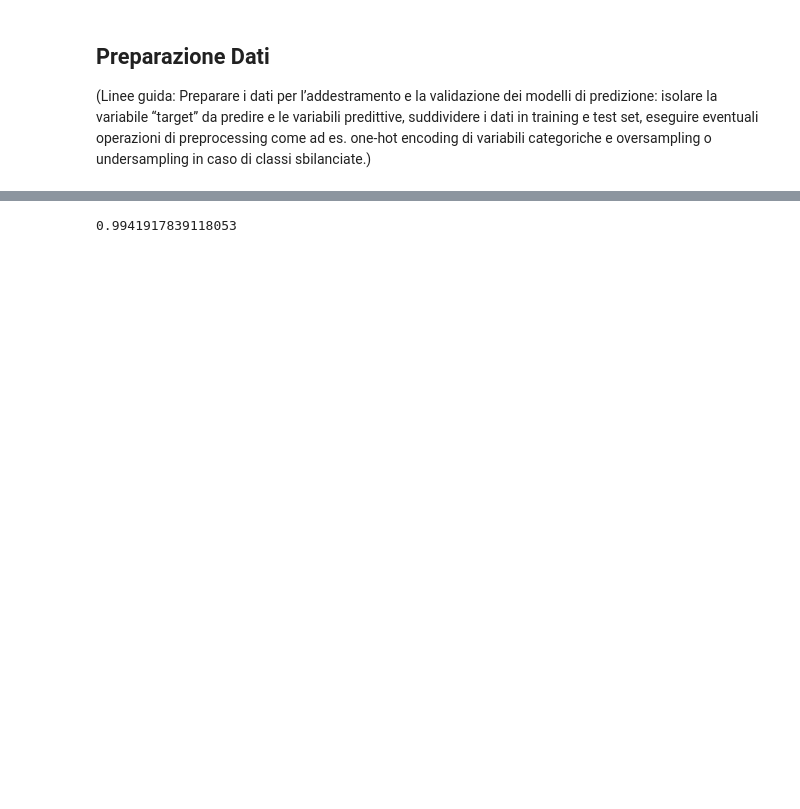
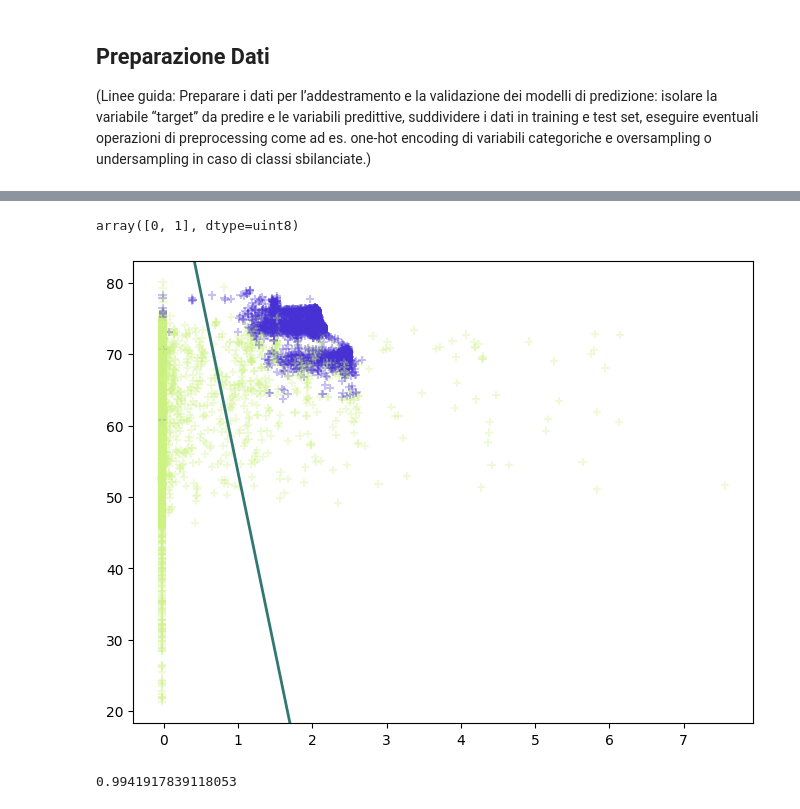
Before and after one commit to AlessandroSciarrillo/DIA-project, a Jupyter notebook: test_metro3.ipynb, the cells around one changed output, grey strips where cells are left out. Saved outputs shown, nothing was run; the diff lists cells and outputs as text; code cells hidden in the pictures; blank space fills up the shorter version.

```diff
--- a/test_metro3.ipynb
+++ b/test_metro3.ipynb
@@ -258,13 +260,13 @@ for col in high_corr_digital:
     x_labels = ['0', '1']
 
     x = np.arange(len(x_labels))
-    ax.bar(x + width/2, np.bincount(dataset["anomaly"]), width, label='Anomaly', color=['#4831D4'])
-    ax.bar(x - width/2, np.bincount(dataset[col]), width, label='col', color=['#CCF381'])
+    ax.bar(x + width/2, np.bincount(df["Anomaly"][df[col] == 0]), width, color=['#4831D4'])
+    ax.bar(x - width/2, np.bincount(df["Anomaly"][df[col] == 1]), width, color=['#CCF381'])
 
     ax.set_xticks(x)
     ax.set_xticklabels(x_labels)
 
-    colors = { 'Anomaly':'#4831D4', col:'#CCF381' }
+    colors = { 'Anomaly':'#4831D4', 'Not Anomaly':'#CCF381' }
     labels = list(colors.keys())
     handles = [plt.Rectangle((0,0),1,1, color=colors[label]) for label in labels]
     plt.legend(handles, labels)
@@ -395,6 +441,40 @@ print(classification_report(y_val, prediction))
     accuracy                           0.99     70934
    macro avg       0.96      0.99      0.97     70934
 weighted avg       0.99      0.99      0.99     70934
+# %%
+from sklearn.linear_model import Perceptron
+model = Perceptron(random_state=42)
+model.fit(X_train.loc[:, ["DV_pressure","Oil_temperature"]], y_train)
+model.score(X_val.loc[:, ["DV_pressure","Oil_temperature"]], y_val)
+model.classes_
+# %% [output]
+array([0, 1], dtype=uint8)
+# %%
+diagnosis_color_map = {0:'#CCF381', 1:'#4831D4'}
+
+
+def separator_2d(model, x1):
+    # ricaviamo w e b dal modello
+    w = model.coef_[0]
+    b = model.intercept_[0]
+    # riportiamo in NumPy la formula sopra
+    return -x1 * w[0] / w[1] - b / w[1]
+
+def plot_separator_on_data(X, y, model=None):
+    X = np.array(X)
+    colors = pd.Series(y).map(diagnosis_color_map)
+    plt.figure(figsize=(8, 6))
+    plt.scatter(X[:, 0], X[:, 1], c=colors, alpha=0.3, marker="+", s=35)
+    if model is not None:
+        xlim, ylim = plt.xlim(), plt.ylim()
+        sep_x = np.linspace(*xlim, 2)
+        sep_y = separator_2d(model, sep_x)
+        plt.plot(sep_x, sep_y, c="#317773", linewidth=2)
+        plt.xlim(xlim); plt.ylim(ylim)
+
+plot_separator_on_data(X_val.loc[:, ["DV_pressure","Oil_temperature"]], y_val, model)
+# %% [output]
+[figure, added]
 # %%
 from sklearn.linear_model import LogisticRegression
 model = LogisticRegression(solver="saga", random_state=42)
```
Also changed, not shown: parts of 37 cells of this notebook.
